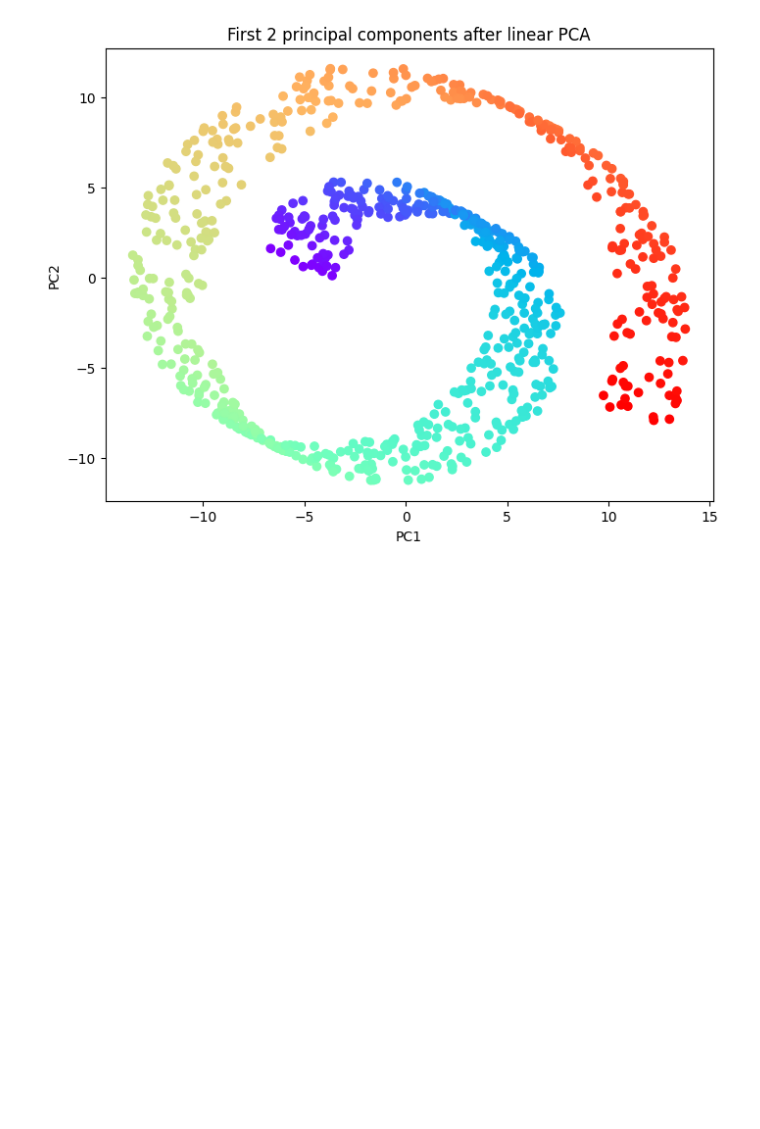
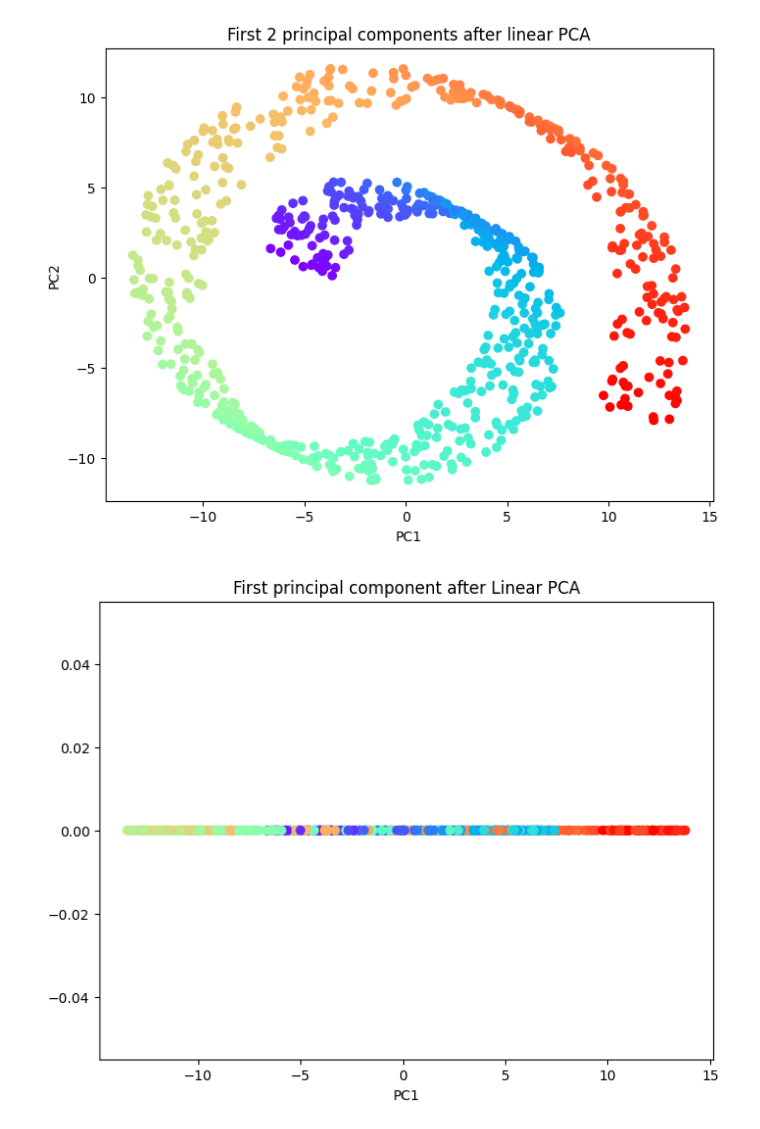
Before and after one commit to MaximillianJacob/PCA_Learning, a Jupyter notebook: py/2_KernelPCA/test3_Sebastian_Raschka.ipynb, the cells around one changed output. Saved outputs shown, nothing was run; the diff lists cells and outputs as text; code cells hidden in the pictures; blank space fills up the shorter version.

```diff
--- a/py/2_KernelPCA/test3_Sebastian_Raschka.ipynb
+++ b/py/2_KernelPCA/test3_Sebastian_Raschka.ipynb
@@ -330,3 +330,14 @@ plt.ylabel('PC2')
 plt.show()
 # %% [output]
 [figure]
+# %%
+scikit_pca = PCA(n_components = 1)
+X_spca = scikit_pca.fit_transform(X)
+
+plt.figure(figsize=(8,6))
+plt.scatter(X_spca, np.zeros((800,1)), c=color, cmap=plt.cm.rainbow)
+plt.title('First principal component after Linear PCA')
+plt.xlabel('PC1')
+plt.show()
+# %% [output]
+[figure, added]
```
Also changed, not shown: parts of 5 cells of this notebook.
